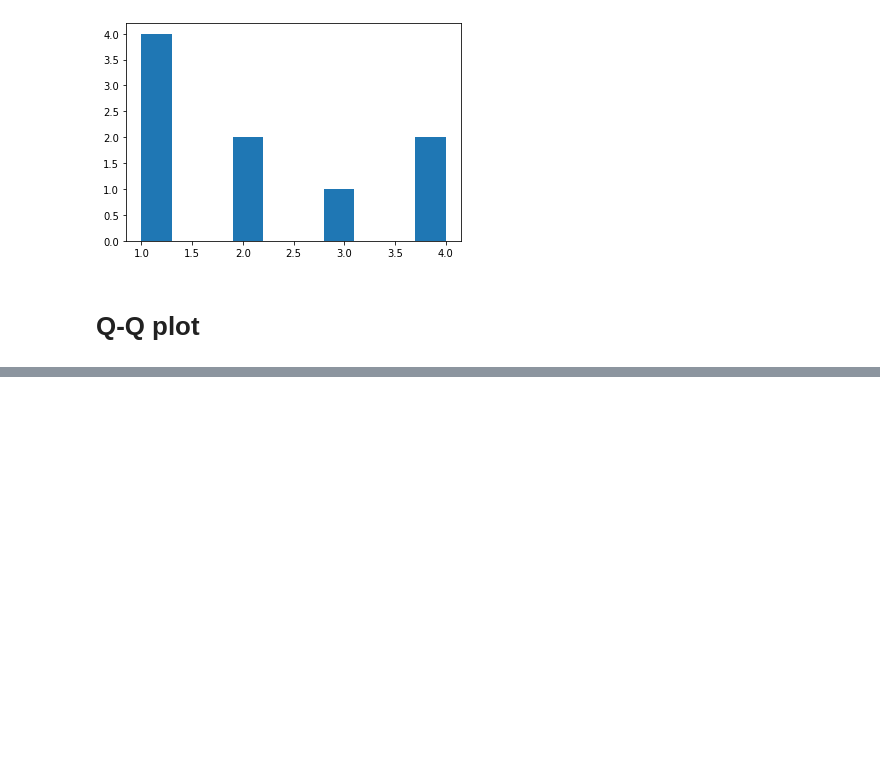
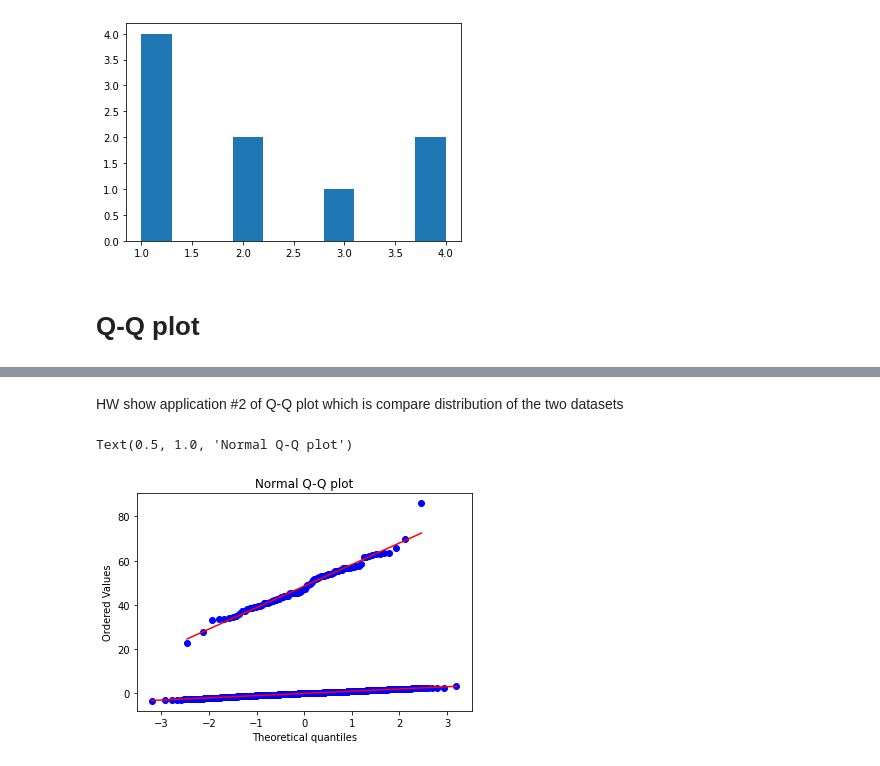
Before and after one commit to tthawatch/DPDM, a Jupyter notebook: Data102.ipynb, the cells around one changed output, grey strips where cells are left out. Cells and saved outputs as stored; diff of their text form; code cells hidden in the pictures; blank space fills up the shorter version.

```diff
--- a/Data102.ipynb
+++ b/Data102.ipynb
@@ -297,0 +303,17 @@ SyntaxError: ignored
+# %% [markdown]
+HW show application #2 of Q-Q plot which is compare distribution of the two datasets
+# %%
+N = 1200
+p = 0.53
+q = 1000
+obs = np.random.binomial(N, p, size = q)/N
+import numpy as np
+import scipy.stats as stats
+s = (obs-np.mean(obs))/np.std(obs)
+x = np.random.normal(loc = 50, scale = 10, size=100)
+stats.probplot(s, dist="norm", plot=plt)
+stats.probplot(x, dist="norm", plot=plt)
+plt.title("Normal Q-Q plot")
+# %% [output]
+Text(0.5, 1.0, 'Normal Q-Q plot')
+[figure, added]
```
Also changed, not shown: parts of 5 cells of this notebook.
